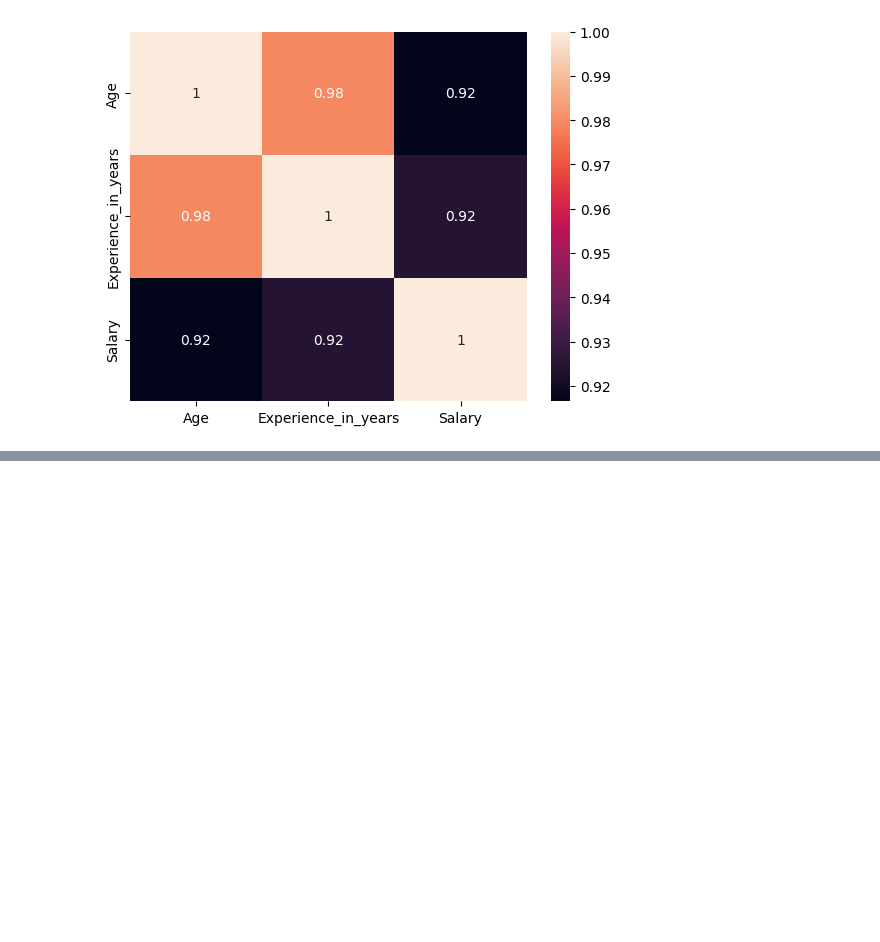
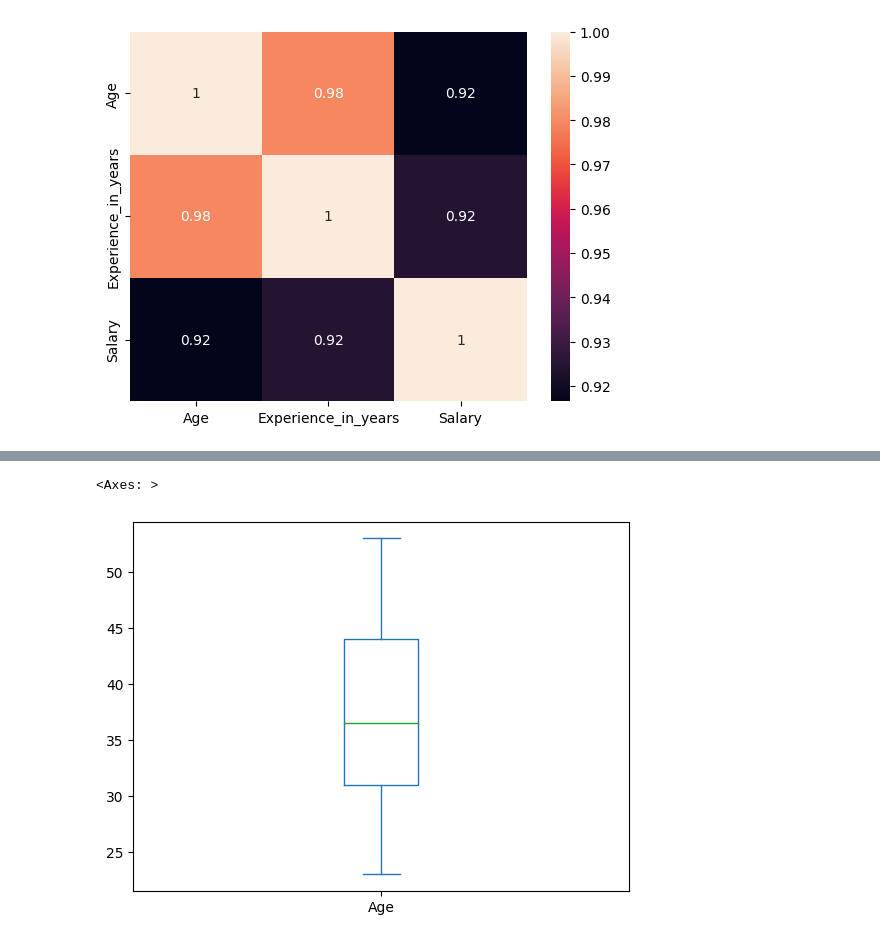
Before and after one commit to gowtham1035/Salary_prediction, a Jupyter notebook: salary_predictor.ipynb, the cells around one changed output, grey strips where cells are left out. Drawn from its saved outputs; the diff is of its cells as text; code cells hidden in the pictures; blank space fills up the shorter version.

```diff
--- a/salary_predictor.ipynb
+++ b/salary_predictor.ipynb
@@ -134,0 +177,5 @@ sns.heatmap(corr,annot = True)
+# %%
+sal_data['Age'].plot(kind='box')
+# %% [output]
+<Axes: >
+[figure, added]
```
Also changed, not shown: parts of 44 cells of this notebook.
